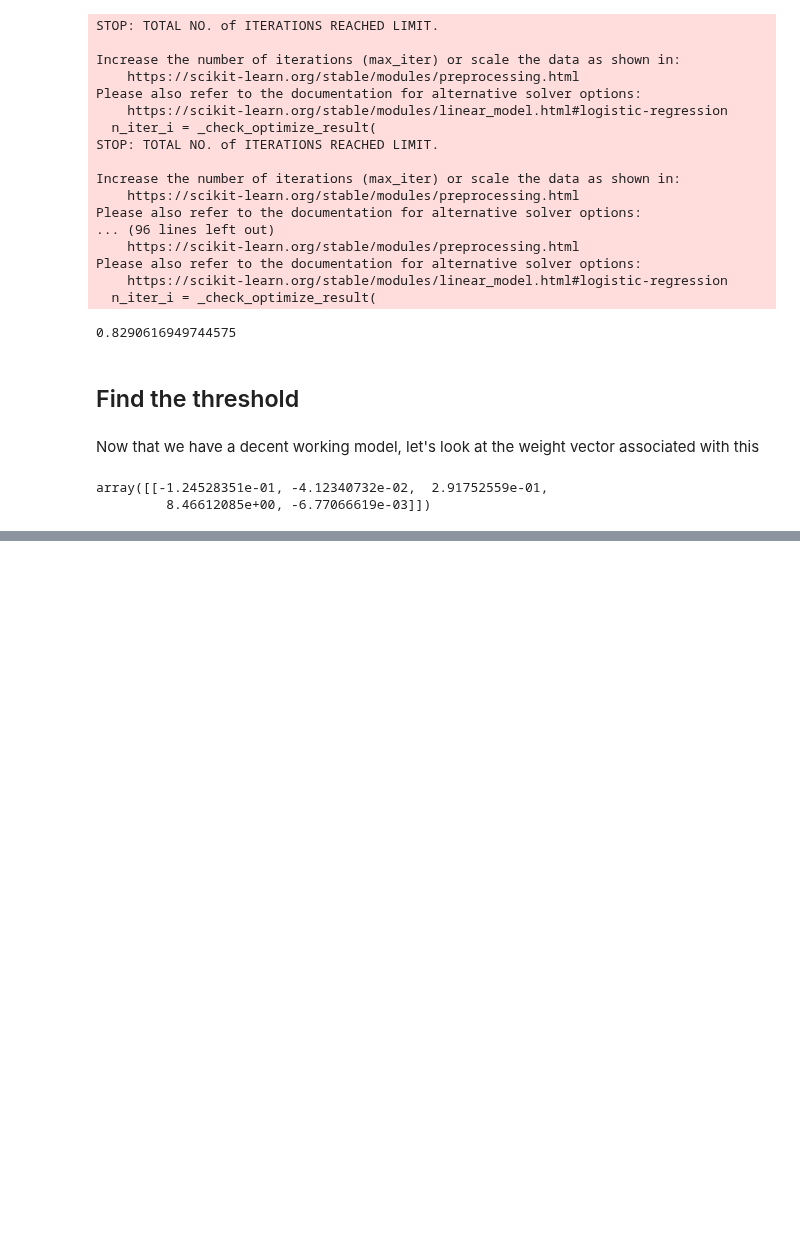
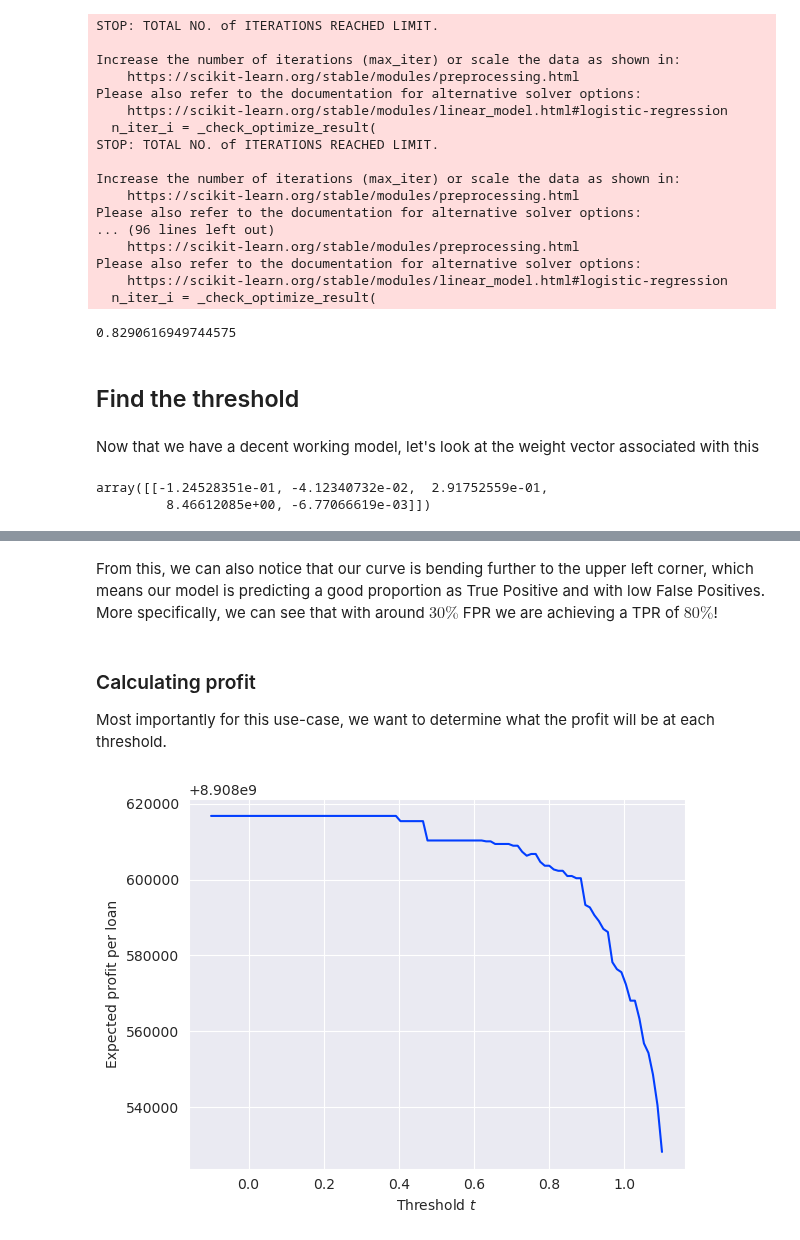
Before and after one commit to keeo8/keeo8.github.io, a Jupyter notebook: posts/decision-making-blog-post/index.ipynb, the cells around one changed output, grey strips where cells are left out. Cells and saved outputs as stored; diff of their text form; code cells hidden in the pictures; blank space fills up the shorter version.

```diff
--- a/posts/decision-making-blog-post/index.ipynb
+++ b/posts/decision-making-blog-post/index.ipynb
@@ -270 +322,19 @@ X['score'] = X[top_result_array]@w
+# %% [markdown]
+From this, we can also notice that our curve is bending further to the upper left corner, which means our model is predicting a good proportion as True Positive and with low False Positives. More specifically, we can see that with around $30\%$ FPR we are achieving a TPR of $80\%$!
+# %% [markdown]
+### Calculating profit
+Most importantly for this use-case, we want to determine what the profit will be at each threshold.
+# %%
+
+profits = []
+
+for t in T:
+    predicted_repaid = X['score'] < t
+    total_profit = ((predicted_repaid != y_train) * (y_pred == 0) * (-loan_loss) + (predicted_repaid == y_train) * (y_pred == 0) * loan_profit).mean()
+    profits.append(total_profit)
+
+plt.plot(T, profits)
+labs = plt.gca().set(xlabel=r"Threshold $t$", ylabel="Expected profit per loan")
+# %% [output]
+[figure, added]
 # %%
```
Also changed, not shown: parts of 15 cells of this notebook, 7 other files.
